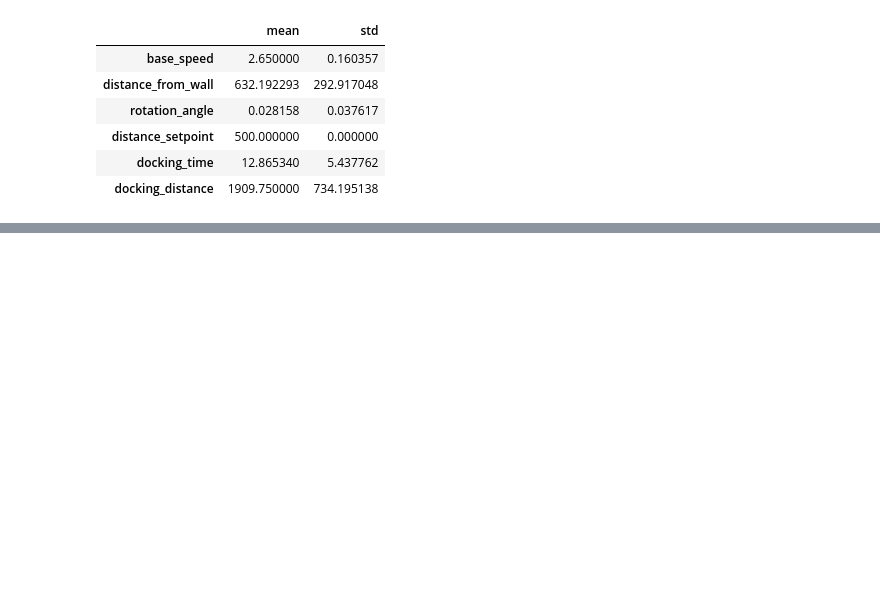
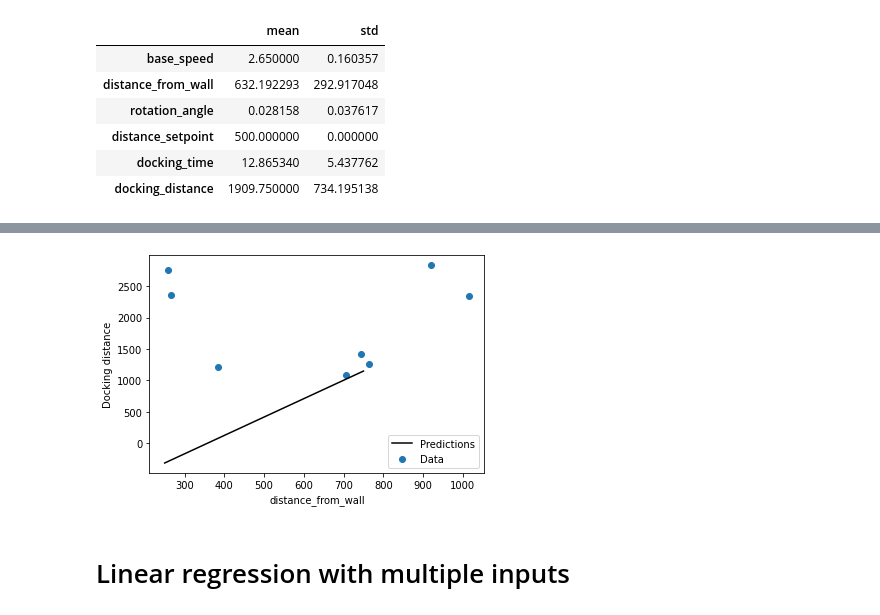
Before and after one commit to szymciem8/AGV-Autonomous-Docking, a Jupyter notebook: docking_prediction/regression.ipynb, the cells around one changed output, grey strips where cells are left out. Saved outputs shown, nothing was run; the diff lists cells and outputs as text; code cells hidden in the pictures; blank space fills up the shorter version.

Commit message:
update regression model

```diff
--- a/docking_prediction/regression.ipynb
+++ b/docking_prediction/regression.ipynb
@@ -99,0 +148,13 @@ normalizer = tf.keras.layers.Normalization(axis=-1)
+# %%
+dfw_model.compile(
+    optimizer=tf.optimizers.Adam(learning_rate=0.1),
+    loss='mean_absolute_error'
+)
+# %%
+history = dfw_model.fit(
+    train_features['distance_from_wall'],
+    train_labels,
+    epochs=2000,
+    verbose=0,
+    validation_split=0.01
+)
@@ -99,0 +187,16 @@ normalizer = tf.keras.layers.Normalization(axis=-1)
+# %%
+x = tf.linspace(250, 750, 300)
+y = dfw_model.predict(x)
+# %%
+def plot_dfw(x,y):
+    plt.scatter(train_features['distance_from_wall'], train_labels, label='Data')
+    plt.plot(x, y, color='k', label='Predictions')
+    plt.xlabel('distance_from_wall')
+    plt.ylabel('Docking distance')
+    plt.legend()
+# %%
+plot_dfw(x,y)
+# %% [output]
+[figure, added]
+# %% [markdown]
+# Linear regression with multiple inputs
```
Also changed, not shown: parts of 24 cells of this notebook.
